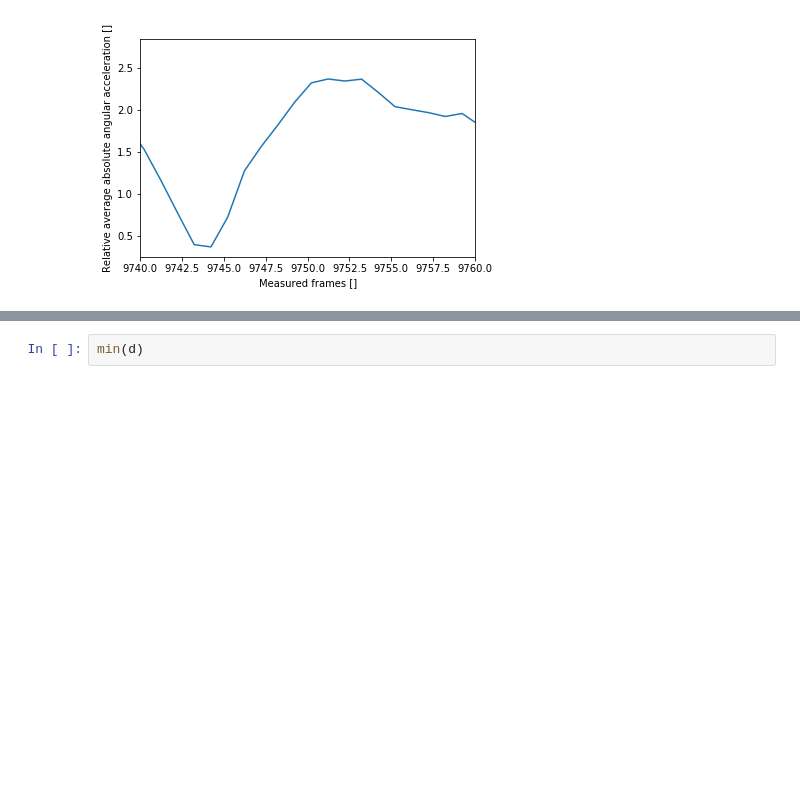
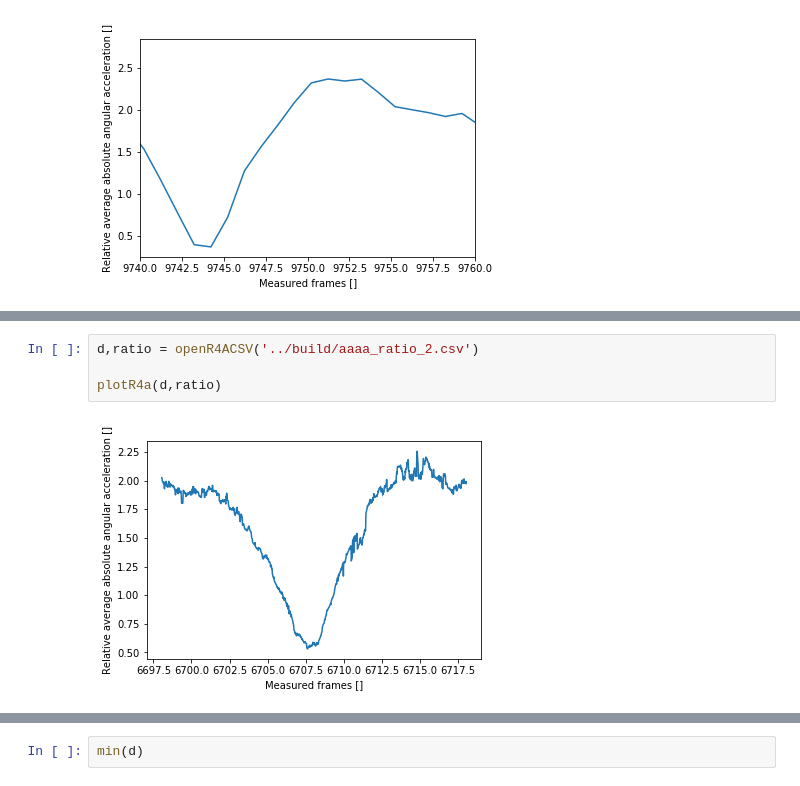
Before and after one commit to yossato/virtualGimbal, a Jupyter notebook: post_processing_software/jupyter/syncronize.ipynb, the cells around one changed output, grey strips where cells are left out. Drawn from its saved outputs; the diff is of its cells as text; blank space fills up the shorter version.

```diff
--- a/post_processing_software/jupyter/syncronize.ipynb
+++ b/post_processing_software/jupyter/syncronize.ipynb
@@ -60,0 +73,6 @@ plotR4a(d,ratio)
+# %%
+d,ratio = openR4ACSV('../build/aaaa_ratio_2.csv')
+
+plotR4a(d,ratio)
+# %% [output]
+[figure, added]
```
Also changed, not shown: parts of 11 cells of this notebook, 2 other files.
